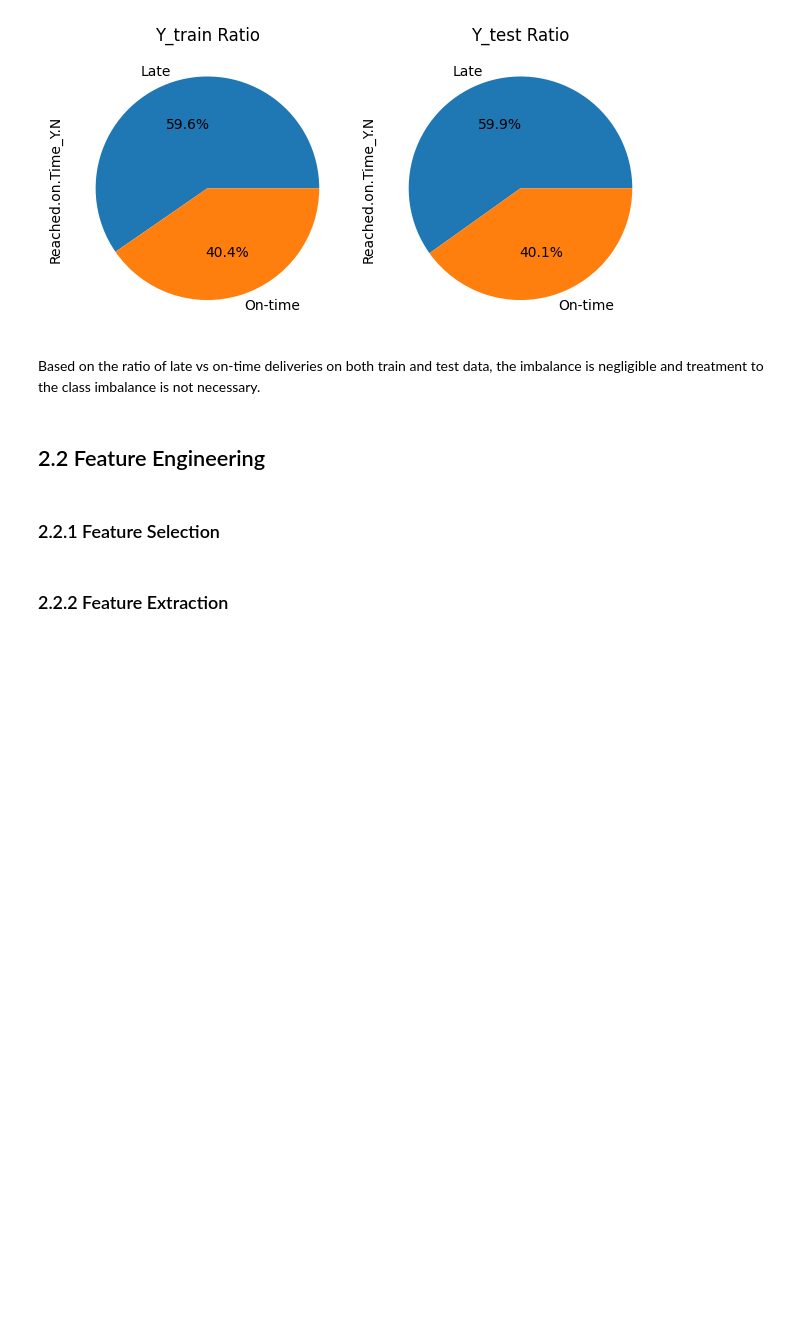
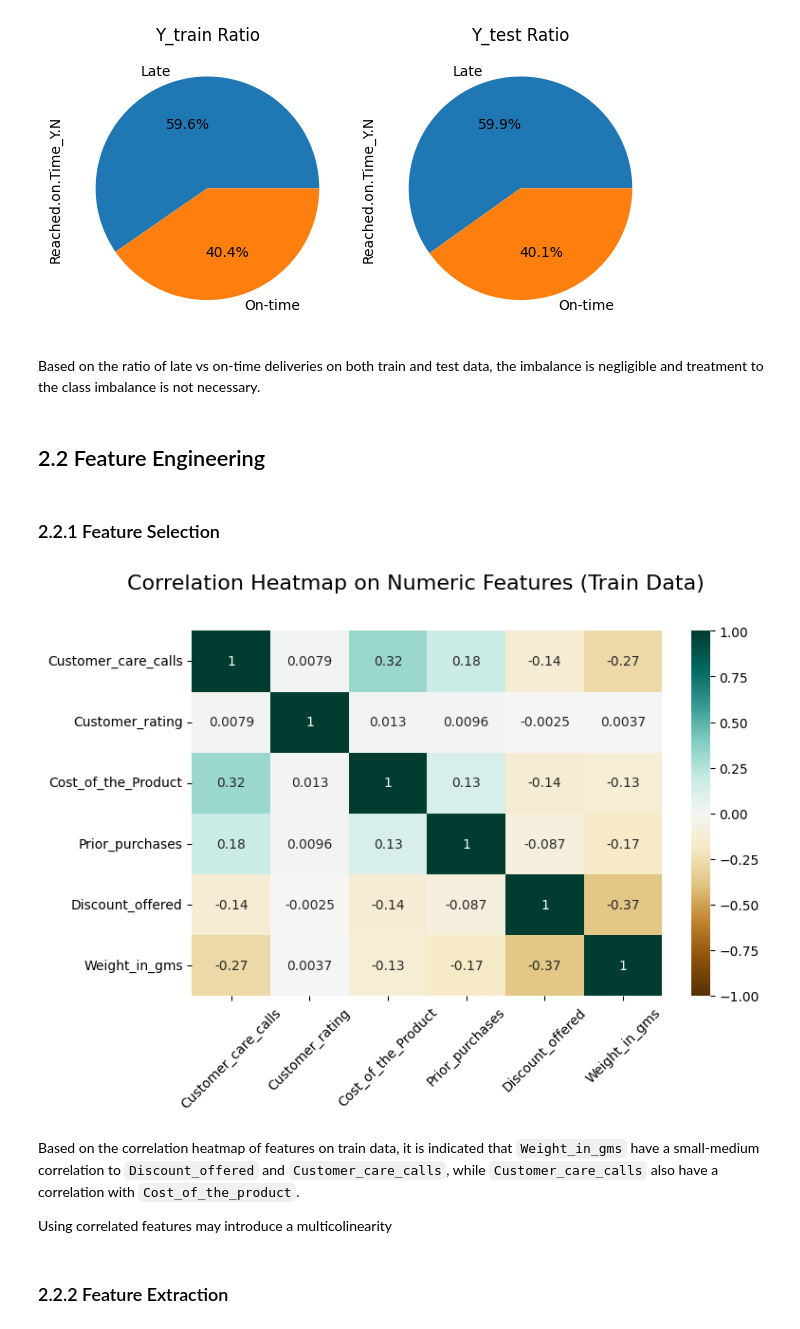
Before and after one commit to uniainiyah/ecommerce-ds, a Jupyter notebook: Final_Project_DS_Rakamin_Batch_31_Kelompok_4_(Cobra).ipynb, the cells around one changed output. Cells and saved outputs as stored; diff of their text form; code cells hidden in the pictures; blank space fills up the shorter version.

Commit message:
added correlation heatmap on train features

```diff
--- a/Final_Project_DS_Rakamin_Batch_31_Kelompok_4_(Cobra).ipynb
+++ b/Final_Project_DS_Rakamin_Batch_31_Kelompok_4_(Cobra).ipynb
@@ -598,5 +600,19 @@ Based on the ratio of late vs on-time deliveries on both train and test data, th
 ## 2.2 Feature Engineering
 # %% [markdown]
 ### 2.2.1 Feature Selection
+# %%
+# correlation heatmap
+fig, ax = plt.subplots(figsize=(8, 5))
+sns.heatmap(x_train.corr(numeric_only=True), annot=True, cmap='BrBG', vmin=-1, vmax=1, fmt='.2g')
+plt.xticks(rotation = 45)
+plt.suptitle('Correlation Heatmap on Numeric Features (Train Data)', horizontalalignment='right', x=0.8, y=1, fontsize=16)
+
+plt.show()
+# %% [output]
+[figure, added]
+# %% [markdown]
+Based on the correlation heatmap of features on train data, it is indicated that `Weight_in_gms` have a small-medium correlation to `Discount_offered` and `Customer_care_calls`, while `Customer_care_calls` also have a correlation with `Cost_of_the_product`.
+
+Using correlated features may introduce a multicolinearity
 # %% [markdown]
 ### 2.2.2 Feature Extraction
```
Also changed, not shown: parts of 1 cell of this notebook.
